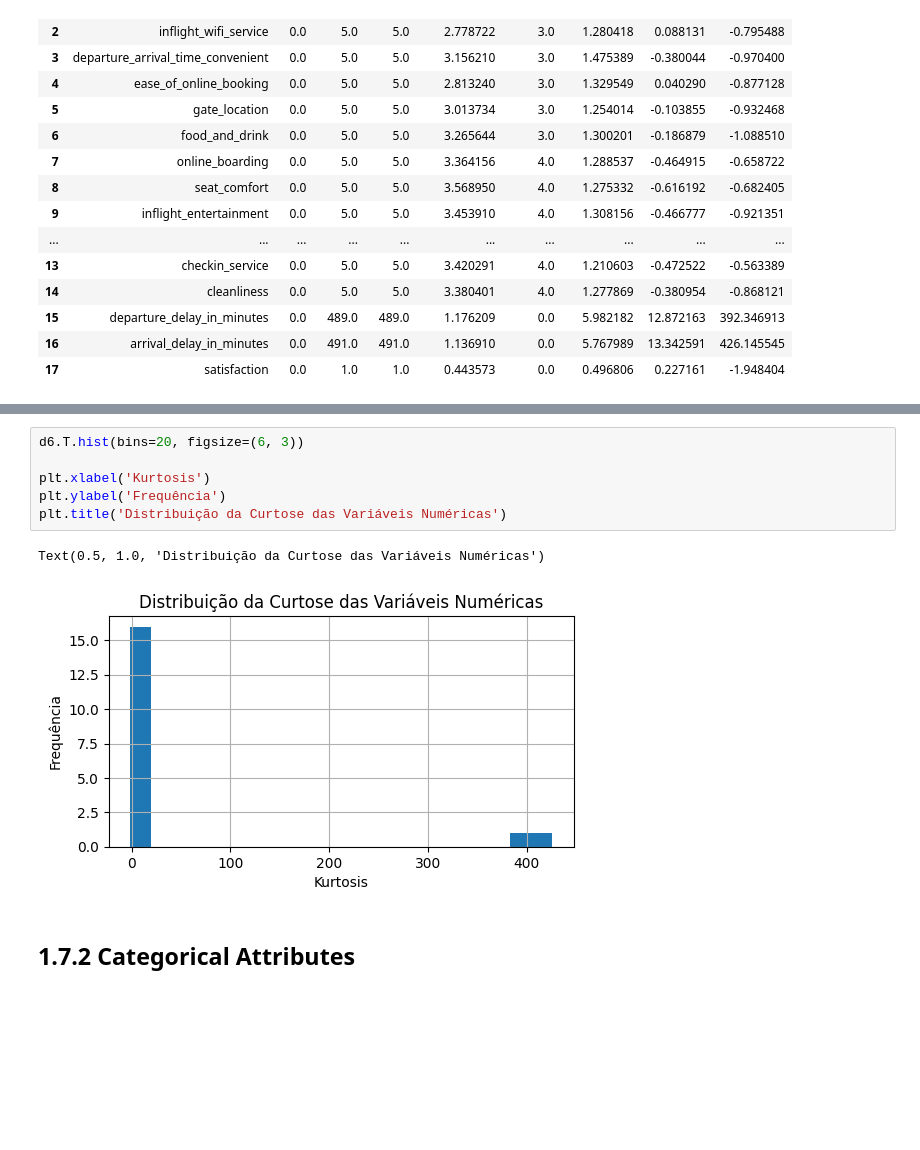
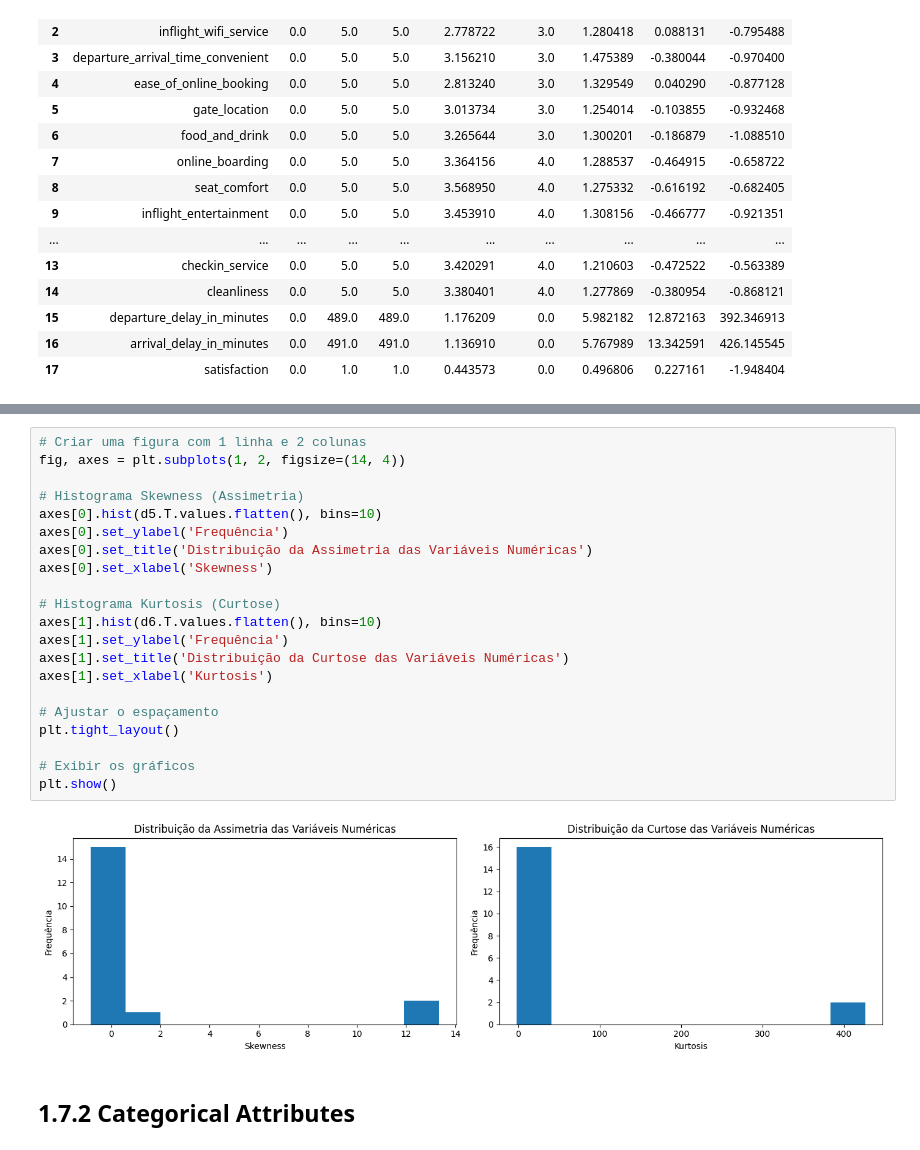
Before and after one commit to Data-Projects1/airline_satisfaction, a Jupyter notebook: notebooks/01.analise_satisf.ipynb, the cells around one changed output, grey strips where cells are left out. Saved outputs shown, nothing was run; the diff lists cells and outputs as text; blank space fills up the shorter version.

```diff
--- a/notebooks/01.analise_satisf.ipynb
+++ b/notebooks/01.analise_satisf.ipynb
@@ -362,12 +357,26 @@ Text(0.5, 1.0, 'Distribuição da Assimetria das Variáveis Numéricas')
-# %%
-d6.T.hist(bins=20, figsize=(6, 3))
-
-plt.xlabel('Kurtosis')
-plt.ylabel('Frequência')
-plt.title('Distribuição da Curtose das Variáveis Numéricas')
-# %% [output]
-Text(0.5, 1.0, 'Distribuição da Curtose das Variáveis Numéricas')
-[figure, removed]
+# %%
+# Criar uma figura com 1 linha e 2 colunas
+fig, axes = plt.subplots(1, 2, figsize=(14, 4))
+
+# Histograma Skewness (Assimetria)
+axes[0].hist(d5.T.values.flatten(), bins=10)
+axes[0].set_ylabel('Frequência')
+axes[0].set_title('Distribuição da Assimetria das Variáveis Numéricas')
+axes[0].set_xlabel('Skewness')
+
+# Histograma Kurtosis (Curtose)
+axes[1].hist(d6.T.values.flatten(), bins=10)
+axes[1].set_ylabel('Frequência')
+axes[1].set_title('Distribuição da Curtose das Variáveis Numéricas')
+axes[1].set_xlabel('Kurtosis')
+
+# Ajustar o espaçamento
+plt.tight_layout()
+
+# Exibir os gráficos
+plt.show()
+# %% [output]
+[figure, added]
 # %% [markdown]
 ## 1.7.2 Categorical Attributes
 # %%
```
Also changed, not shown: parts of 10 cells of this notebook, 1 other file.
